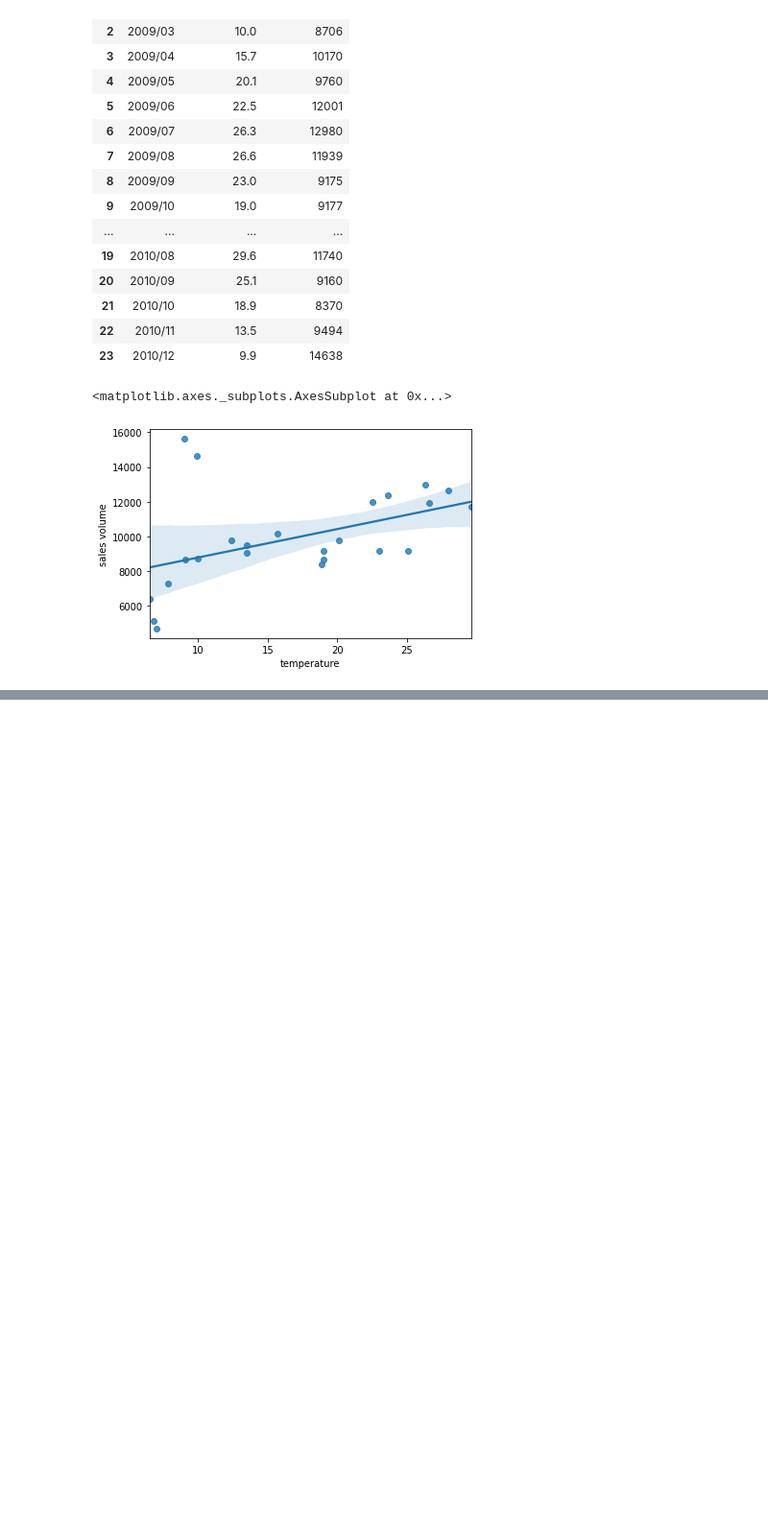
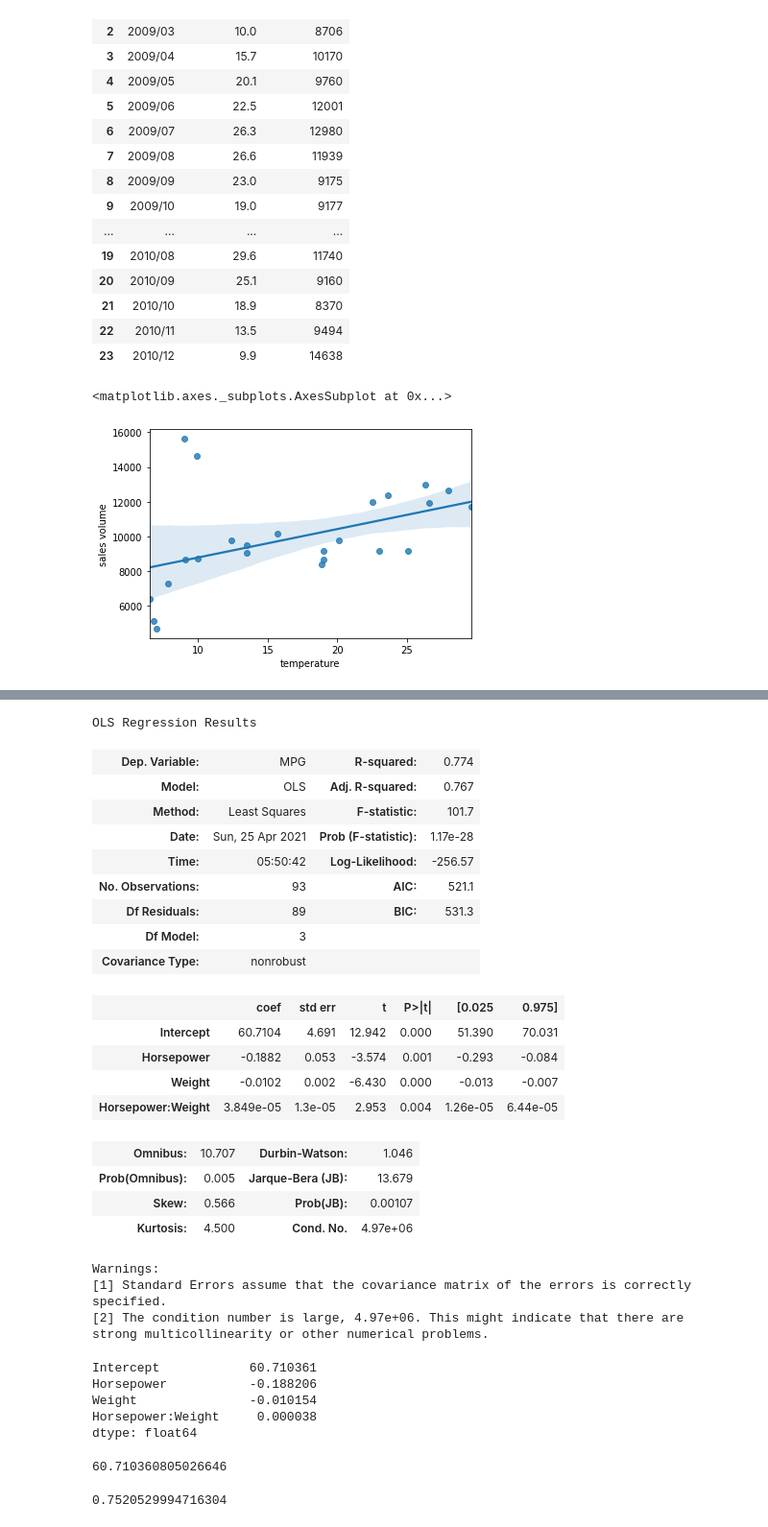
Before and after one commit to KeitaW/Colab-Notebooks, a Jupyter notebook: 210425beer.ipynb, the cells around one changed output, grey strips where cells are left out. Shown: that part at 96% size. Cells and saved outputs as stored; diff of their text form; code cells hidden in the pictures; blank space fills up the shorter version.

```diff
--- a/210425beer.ipynb
+++ b/210425beer.ipynb
@@ -37,0 +103,42 @@ sns.regplot(x="temperature", y="sales volume", data=beer)
+# %%
+res.summary()
+# %% [output]
+OLS Regression Results
+| Dep. Variable: | MPG | R-squared: | 0.774 |
+| Model: | OLS | Adj. R-squared: | 0.767 |
+| Method: | Least Squares | F-statistic: | 101.7 |
+| Date: | Sun, 25 Apr 2021 | Prob (F-statistic): | 1.17e-28 |
+| Time: | 05:50:42 | Log-Likelihood: | -256.57 |
+| No. Observations: | 93 | AIC: | 521.1 |
+| Df Residuals: | 89 | BIC: | 531.3 |
+| Df Model: | 3 |  |  |
+| Covariance Type: | nonrobust |  |  |
+|  | coef | std err | t | P>|t| | [0.025 | 0.975] |
+| Intercept | 60.7104 | 4.691 | 12.942 | 0.000 | 51.390 | 70.031 |
+| Horsepower | -0.1882 | 0.053 | -3.574 | 0.001 | -0.293 | -0.084 |
+| Weight | -0.0102 | 0.002 | -6.430 | 0.000 | -0.013 | -0.007 |
+| Horsepower:Weight | 3.849e-05 | 1.3e-05 | 2.953 | 0.004 | 1.26e-05 | 6.44e-05 |
+| Omnibus: | 10.707 | Durbin-Watson: | 1.046 |
+| Prob(Omnibus): | 0.005 | Jarque-Bera (JB): | 13.679 |
+| Skew: | 0.566 | Prob(JB): | 0.00107 |
+| Kurtosis: | 4.500 | Cond. No. | 4.97e+06 |
+Warnings:
+[1] Standard Errors assume that the covariance matrix of the errors is correctly specified.
+[2] The condition number is large, 4.97e+06. This might indicate that there are
+strong multicollinearity or other numerical problems.
+# %%
+res.params
+# %% [output]
+Intercept            60.710361
+Horsepower           -0.188206
+Weight               -0.010154
+Horsepower:Weight     0.000038
+dtype: float64
+# %%
+res.params[0]
+# %% [output]
+60.710360805026646
+# %%
+res.rsquared
+# %% [output]
+0.7520529994716304
```
Also changed, not shown: parts of 13 cells of this notebook.
